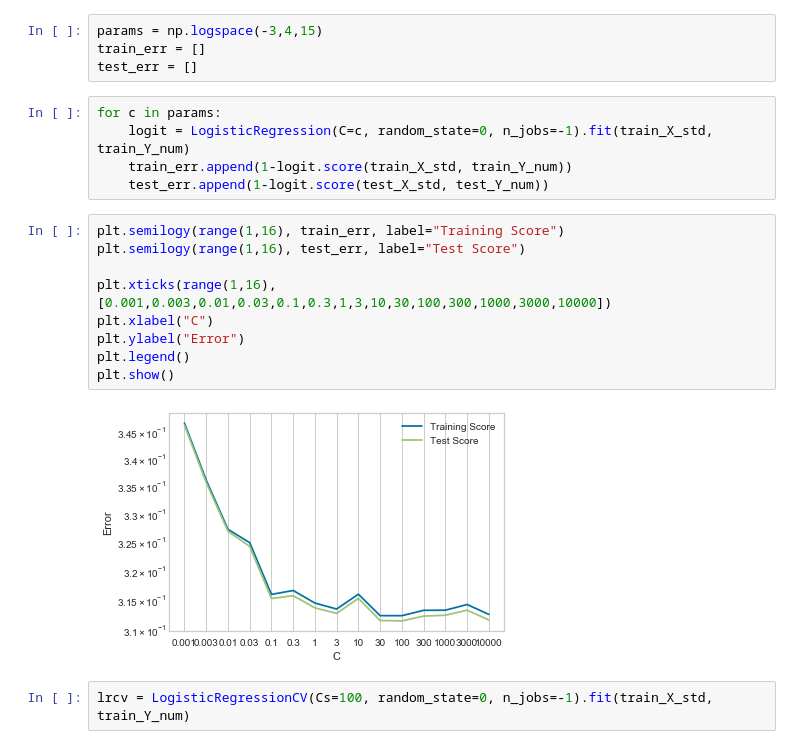
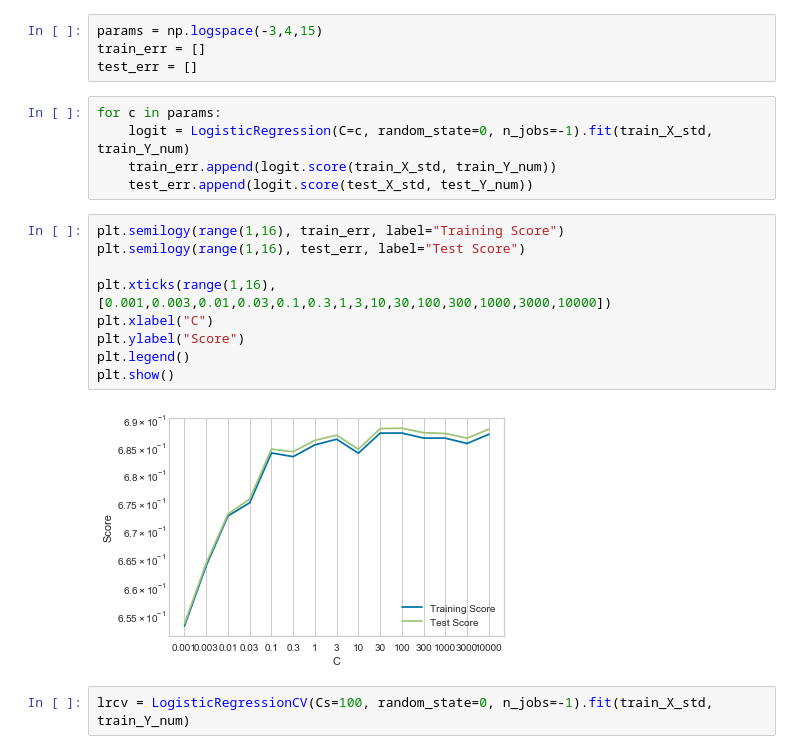
Before and after one commit to Ilona-Hanqi-Z/ML-Network, a Jupyter notebook: Final/Train.ipynb, the cells around one changed output. Saved outputs shown, nothing was run; the diff lists cells and outputs as text.

Commit message:
plot update

```diff
--- a/Final/Train.ipynb
+++ b/Final/Train.ipynb
@@ -181,19 +181,19 @@ test_err = []
 # %%
 for c in params:
     logit = LogisticRegression(C=c, random_state=0, n_jobs=-1).fit(train_X_std, train_Y_num)
-    train_err.append(1-logit.score(train_X_std, train_Y_num))
-    test_err.append(1-logit.score(test_X_std, test_Y_num))
+    train_err.append(logit.score(train_X_std, train_Y_num))
+    test_err.append(logit.score(test_X_std, test_Y_num))
 # %%
 plt.semilogy(range(1,16), train_err, label="Training Score")
 plt.semilogy(range(1,16), test_err, label="Test Score")
 
 plt.xticks(range(1,16),[0.001,0.003,0.01,0.03,0.1,0.3,1,3,10,30,100,300,1000,3000,10000])
 plt.xlabel("C")
-plt.ylabel("Error")
+plt.ylabel("Score")
 plt.legend()
 plt.show()
 # %% [output]
-[figure, old version]
+[figure, new version]
 # %%
 lrcv = LogisticRegressionCV(Cs=100, random_state=0, n_jobs=-1).fit(train_X_std, train_Y_num)
 # %%
```
Also changed, not shown: parts of 2 cells of this notebook.
